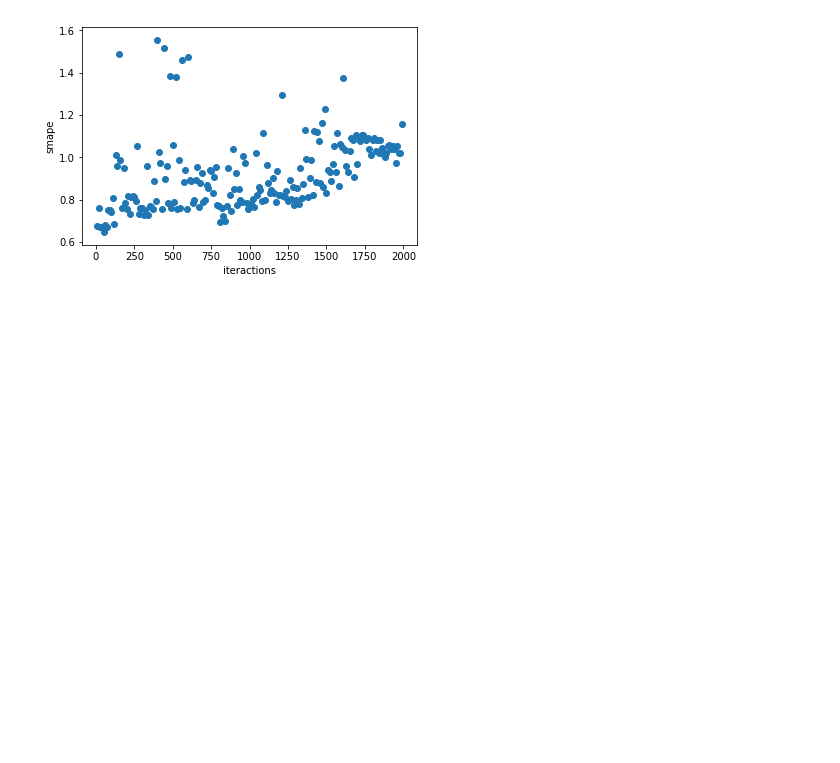
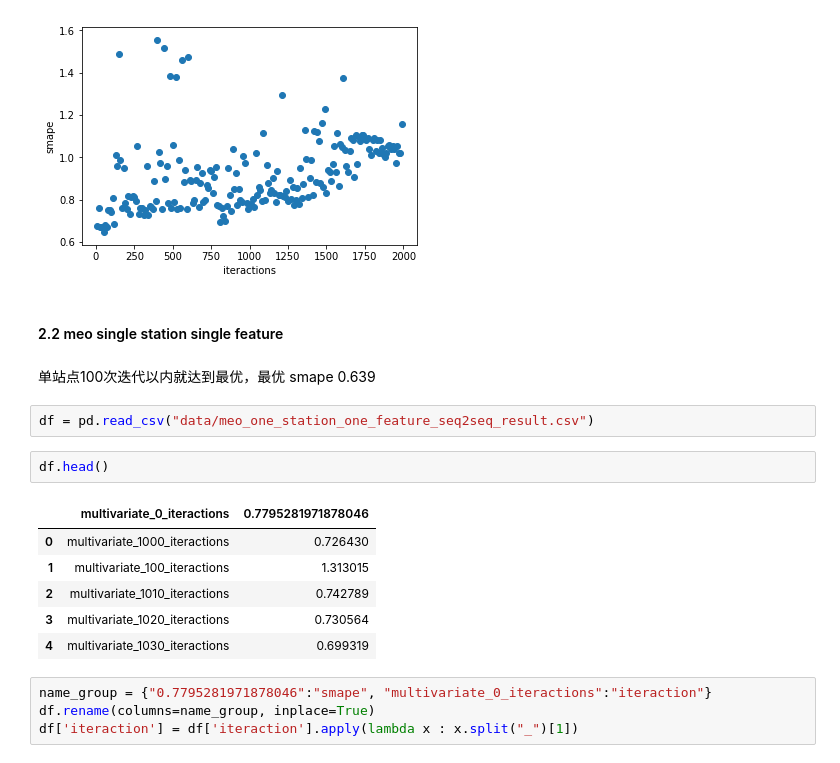
Before and after one commit to txytju/air-quality-prediction, a Jupyter notebook: hyper_parameters_tuning.ipynb, the cells around one changed output. Saved outputs shown, nothing was run; the diff lists cells and outputs as text; blank space fills up the shorter version.

```diff
--- a/hyper_parameters_tuning.ipynb
+++ b/hyper_parameters_tuning.ipynb
@@ -154,3 +162,22 @@ plt.ylabel("smape")
 # %% [output]
 <matplotlib.text.Text at 0x...>
 [figure]
+# %% [markdown]
+#### 2.2 meo single station single feature
+# %% [markdown]
+单站点100次迭代以内就达到最优，最优 smape 0.639
+# %%
+df = pd.read_csv("data/meo_one_station_one_feature_seq2seq_result.csv")
+# %%
+df.head()
+# %% [output]
+|  | multivariate_0_iteractions | 0.7795281971878046 |
+| 0 | multivariate_1000_iteractions | 0.726430 |
+| 1 | multivariate_100_iteractions | 1.313015 |
+| 2 | multivariate_1010_iteractions | 0.742789 |
+| 3 | multivariate_1020_iteractions | 0.730564 |
+| 4 | multivariate_1030_iteractions | 0.699319 |
+# %%
+name_group = {"0.7795281971878046":"smape", "multivariate_0_iteractions":"iteraction"}
+df.rename(columns=name_group, inplace=True)
+df['iteraction'] = df['iteraction'].apply(lambda x : x.split("_")[1])
```
Also changed, not shown: parts of 15 cells of this notebook, 1 other file.
